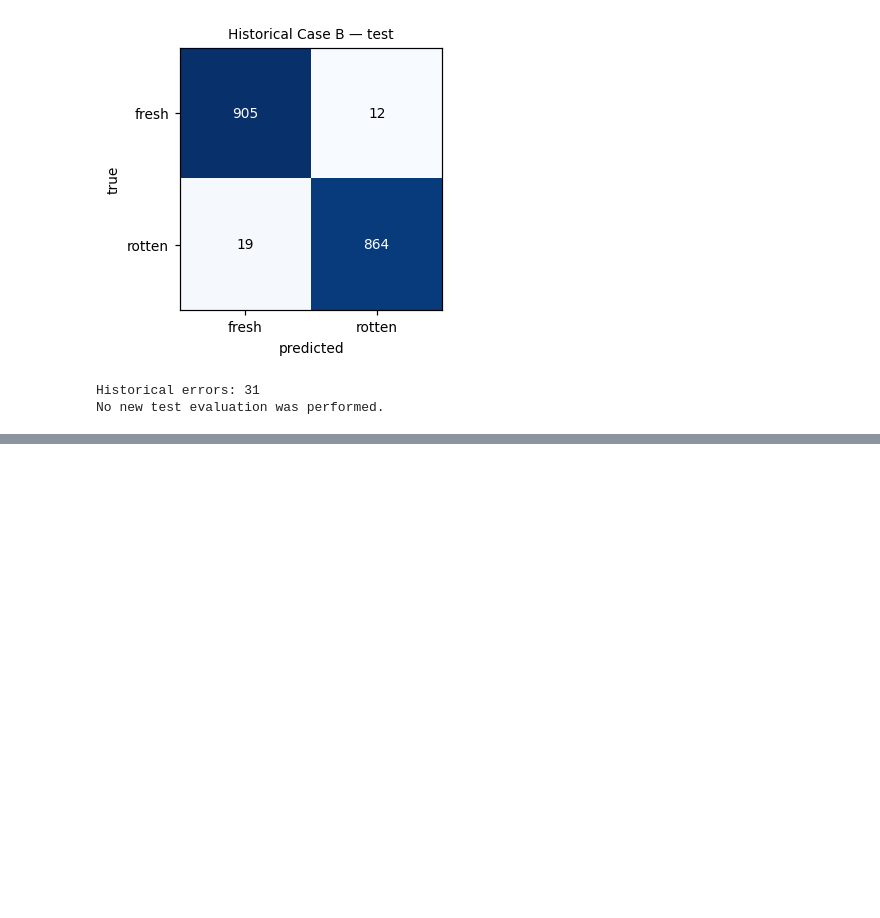
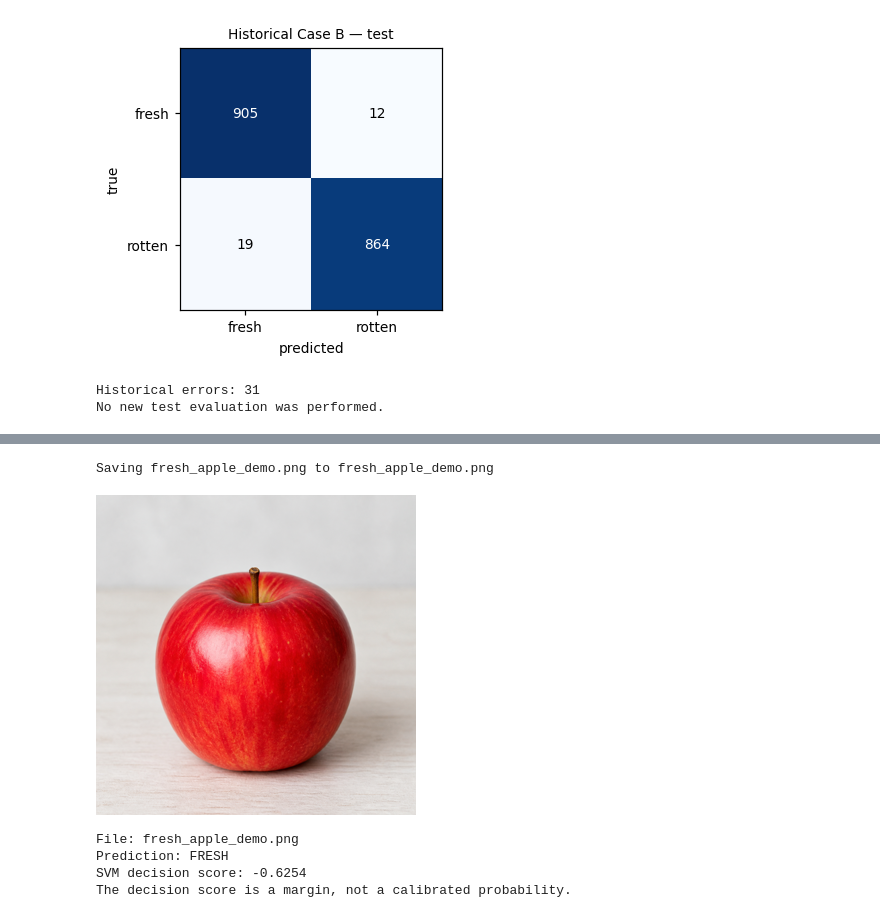
Before and after one commit to DDCcheng/project, a Jupyter notebook: notebooks/COMP9444_Project_Notebook.ipynb, the cells around one changed output, grey strips where cells are left out. Saved outputs shown, nothing was run; the diff lists cells and outputs as text; code cells hidden in the pictures; blank space fills up the shorter version.

```diff
--- a/notebooks/COMP9444_Project_Notebook.ipynb
+++ b/notebooks/COMP9444_Project_Notebook.ipynb
@@ -1376,0 +2057,20 @@ Prediction helper defined. It is intentionally not run on validation or test ima
+# %%
+from google.colab import files
+
+uploaded = files.upload()
+
+if not uploaded:
+    raise ValueError("Please upload one image first.")
+
+filename, content = next(iter(uploaded.items()))
+demo_image = Image.open(io.BytesIO(content)).convert("RGB")
+
+display(demo_image.copy().resize((320, 320)))
+
+predicted_class, decision_score = predict_uploaded_image(demo_image)
+
+print(f"File: {filename}")
+print(f"Prediction: {predicted_class.upper()}")
+print(f"SVM decision score: {decision_score:.4f}")
+print("The decision score is a margin, not a calibrated probability.")
+# %% [output]
@@ -1376,0 +2078,6 @@ Prediction helper defined. It is intentionally not run on validation or test ima
+Saving fresh_apple_demo.png to fresh_apple_demo.png
+[figure, added]
+File: fresh_apple_demo.png
+Prediction: FRESH
+SVM decision score: -0.6254
+The decision score is a margin, not a calibrated probability.
```
Also changed, not shown: parts of 21 cells of this notebook.
